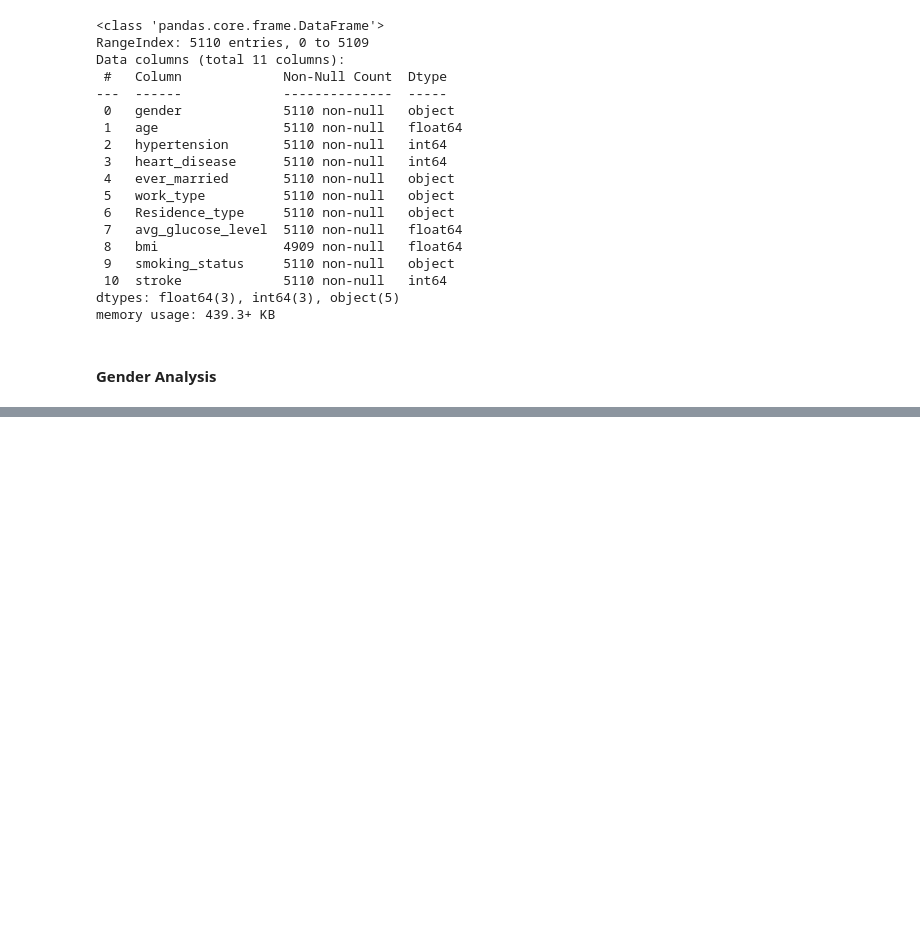
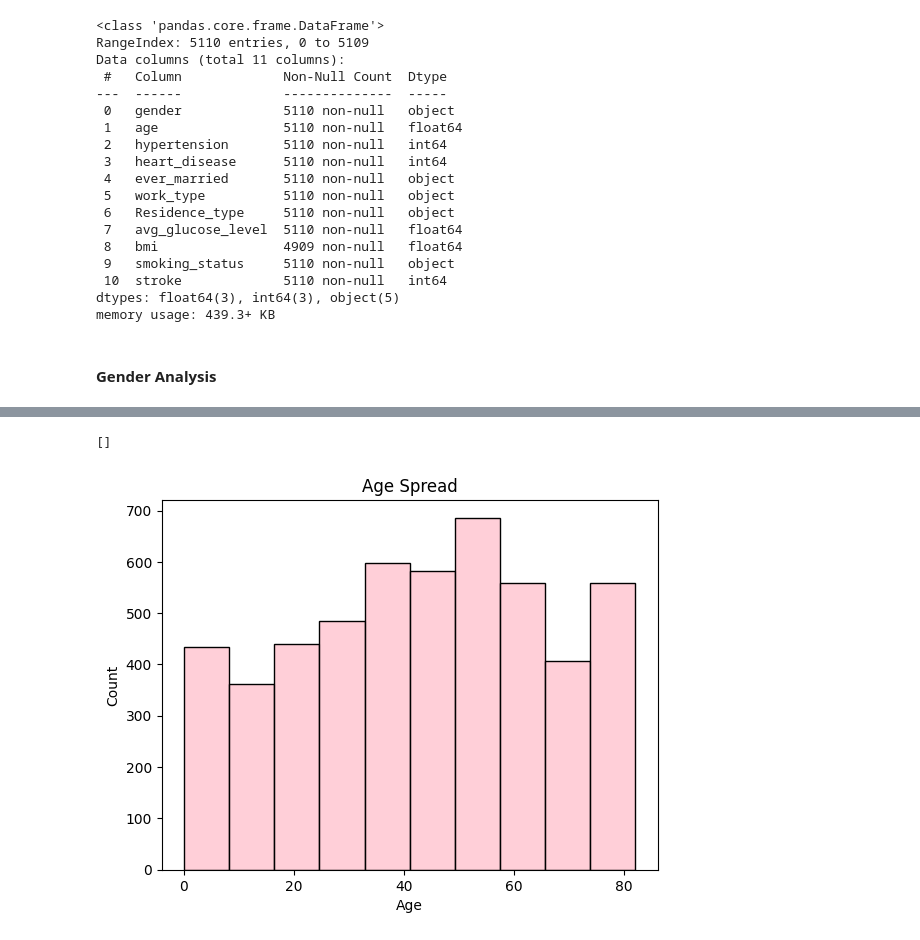
Before and after one commit to wllchrst/stroke-prediction, a Jupyter notebook: code/EDA.ipynb, the cells around one changed output, grey strips where cells are left out. Cells and saved outputs as stored; diff of their text form; code cells hidden in the pictures; blank space fills up the shorter version.

```diff
--- a/code/EDA.ipynb
+++ b/code/EDA.ipynb
@@ -85,0 +115,10 @@ plt.show()
+# %%
+sns.histplot(df['age'], bins=10, kde=False, color='pink')
+
+plt.ylabel("Count")
+plt.xlabel('Age')
+plt.title("Age Spread")
+plt.plot()
+# %% [output]
+[]
+[figure, added]
```
Also changed, not shown: parts of 34 cells of this notebook.
